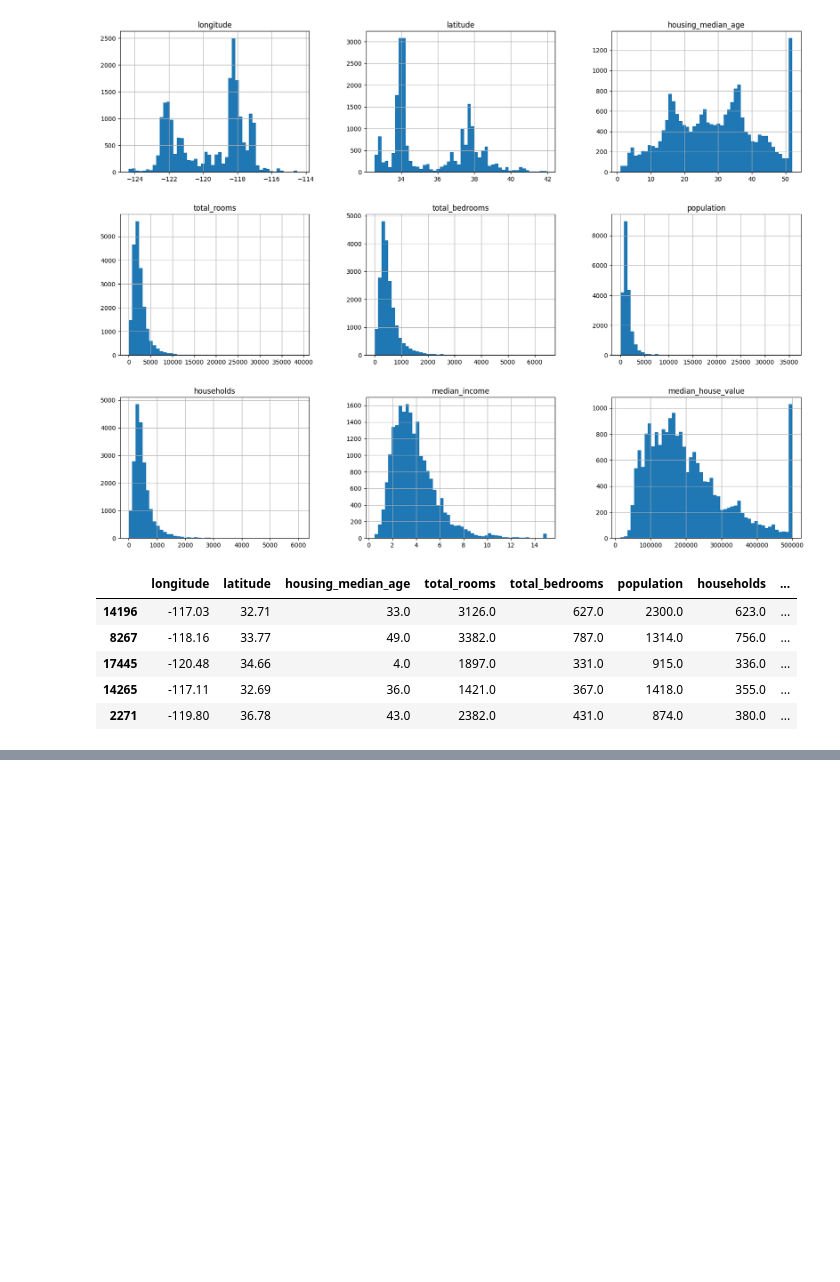
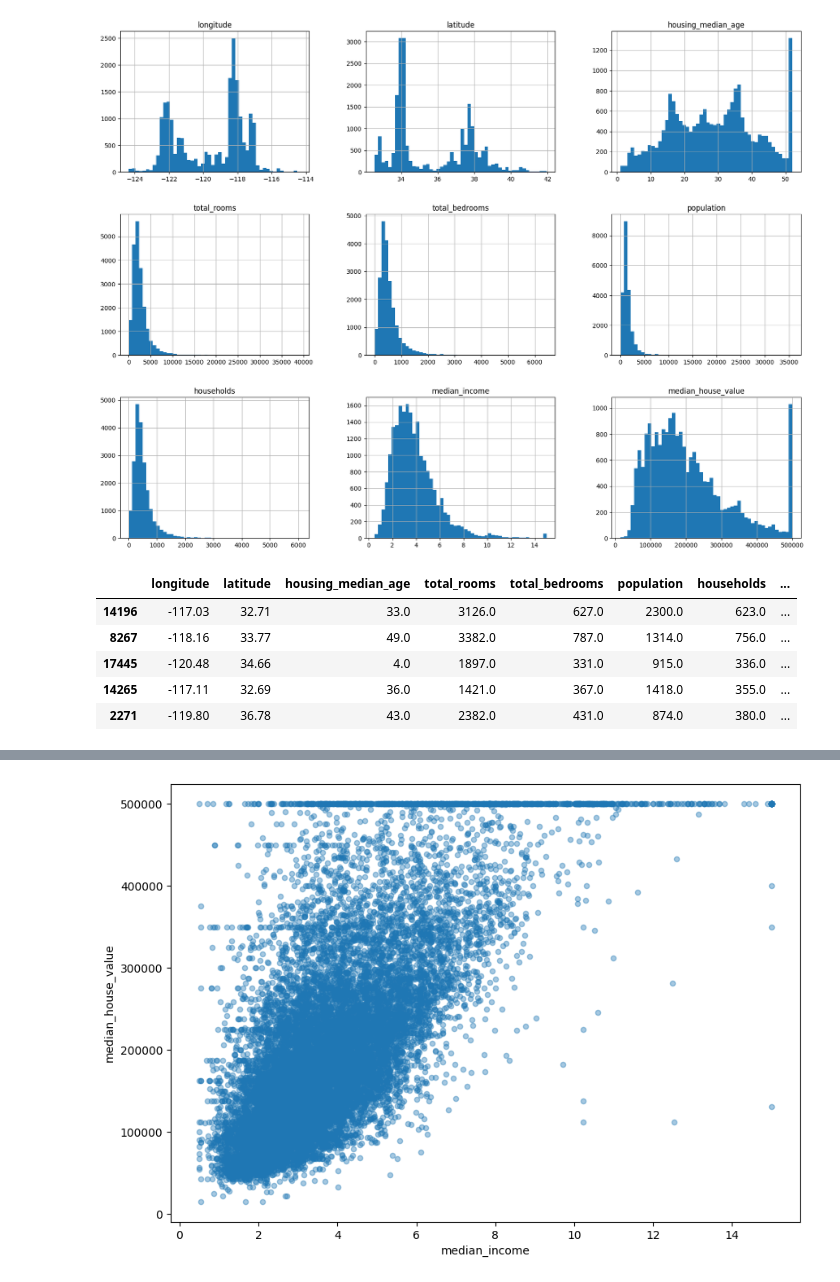
Before and after one commit to Naderiii/Housing_ML_Project, a Jupyter notebook: housing.ipynb, the cells around one changed output, grey strips where cells are left out. Drawn from its saved outputs; the diff is of its cells as text; code cells hidden in the pictures; blank space fills up the shorter version.

```diff
--- a/housing.ipynb
+++ b/housing.ipynb
@@ -121,0 +157,7 @@ TypeError: dict() got multiple values for keyword argument 'x'
+# %%
+data.plot(kind='scatter', x= 'median_income', y= 'median_house_value', figsize=(10,7), alpha = 0.4)
+plt.show()
+
+### This figure shows that if the price is more than 500000$, it's round to 500000$. So cleaning data should improve because of its effect on prediction.
+# %% [output]
+[figure, added]
```
Also changed, not shown: parts of 5 cells of this notebook.
